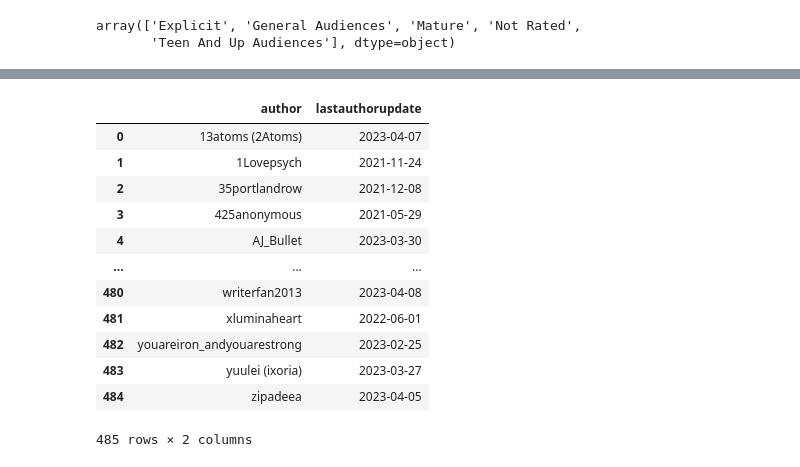
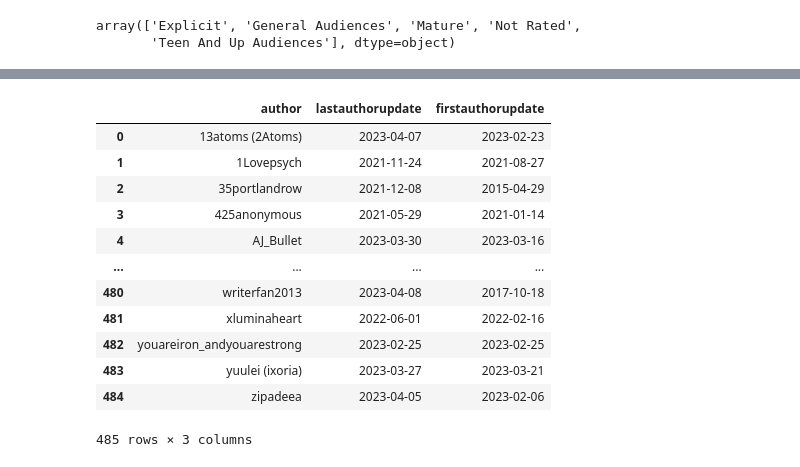
Before and after one commit to biogear13/ao3lockwood-co, a Jupyter notebook: datacleaning.ipynb, the cells around one changed output, grey strips where cells are left out. Saved outputs shown, nothing was run; the diff lists cells and outputs as text; code cells hidden in the pictures.

```diff
--- a/datacleaning.ipynb
+++ b/datacleaning.ipynb
@@ -143,0 +172,18 @@ tags=get_unique_item(working_df['tags'])
+# %%
+author_df = working_df.groupby(['author'], as_index=False).agg({'updatedate':'max', 'published':'min'})
+author_df = author_df.rename(columns={'updatedate':'lastauthorupdate','published':'firstauthorupdate'})
+author_df
+# %% [output]
+|  | author | lastauthorupdate | firstauthorupdate |
+| 0 | 13atoms (2Atoms) | 2023-04-07 | 2023-02-23 |
+| 1 | 1Lovepsych | 2021-11-24 | 2021-08-27 |
+| 2 | 35portlandrow | 2021-12-08 | 2015-04-29 |
+| 3 | 425anonymous | 2021-05-29 | 2021-01-14 |
+| 4 | AJ_Bullet | 2023-03-30 | 2023-03-16 |
+| ... | ... | ... | ... |
+| 480 | writerfan2013 | 2023-04-08 | 2017-10-18 |
+| 481 | xluminaheart | 2022-06-01 | 2022-02-16 |
+| 482 | youareiron_andyouarestrong | 2023-02-25 | 2023-02-25 |
+| 483 | yuulei (ixoria) | 2023-03-27 | 2023-03-21 |
+| 484 | zipadeea | 2023-04-05 | 2023-02-06 |
+485 rows × 3 columns
@@ -144,20 +196,2 @@ tags=get_unique_item(working_df['tags'])
 # %%
 working_df.to_csv('ao3_lockwood_and_co_ao_21042023_1857.csv', index=False)
-# %%
-author_df = working_df.groupby(['author'], as_index=False)['updatedate'].max()
-author_df = author_df.rename(columns={'updatedate':'lastauthorupdate'})
-author_df
-# %% [output]
-|  | author | lastauthorupdate |
-| 0 | 13atoms (2Atoms) | 2023-04-07 |
-| 1 | 1Lovepsych | 2021-11-24 |
-| 2 | 35portlandrow | 2021-12-08 |
-| 3 | 425anonymous | 2021-05-29 |
-| 4 | AJ_Bullet | 2023-03-30 |
-| ... | ... | ... |
-| 480 | writerfan2013 | 2023-04-08 |
-| 481 | xluminaheart | 2022-06-01 |
-| 482 | youareiron_andyouarestrong | 2023-02-25 |
-| 483 | yuulei (ixoria) | 2023-03-27 |
-| 484 | zipadeea | 2023-04-05 |
-485 rows × 2 columns
```
Also changed, not shown: parts of 10 cells of this notebook, 1 other file.
